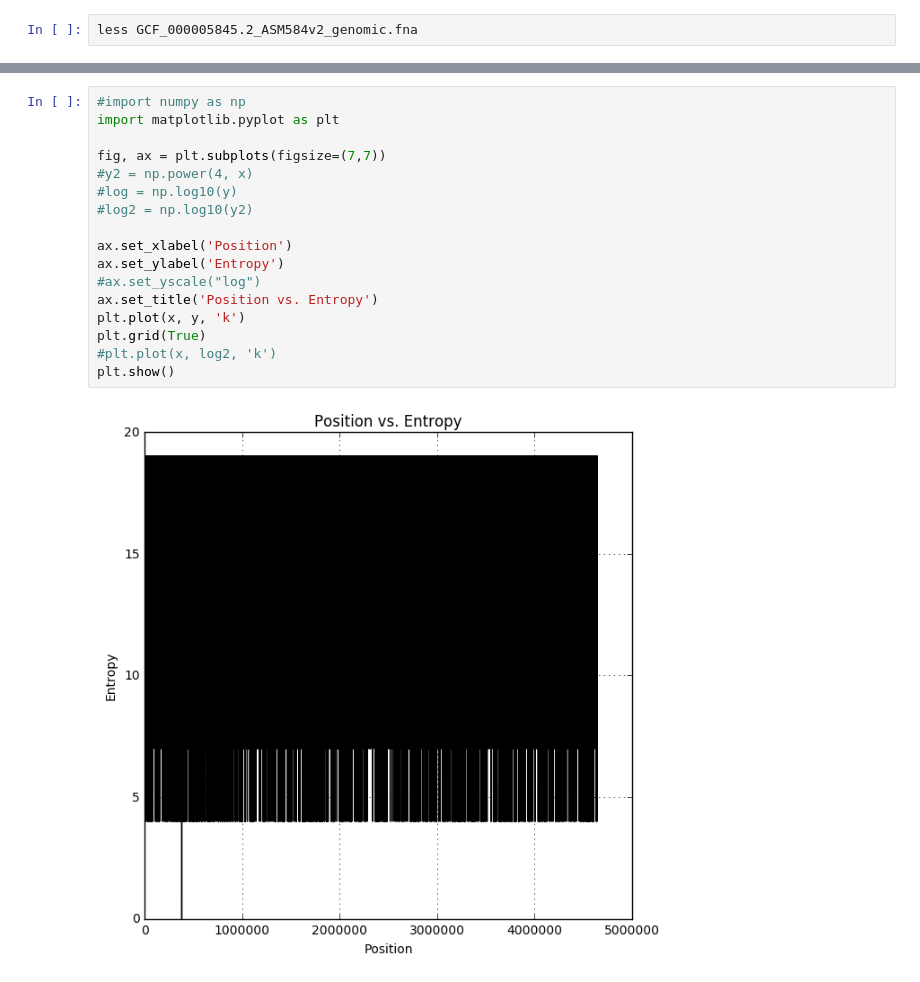
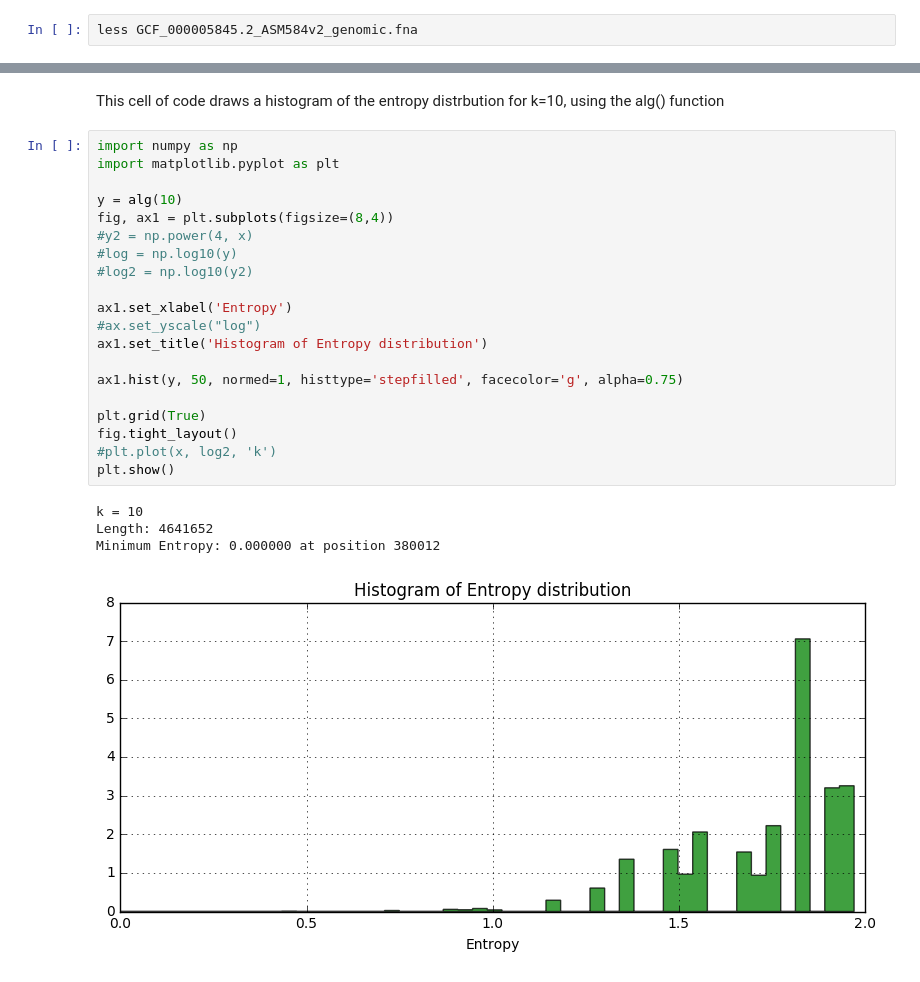
Before and after one commit to gfeng2001/MethylationEntropyAnalysis, a Jupyter notebook: K-mer Entropy.ipynb, the cells around one changed output, grey strips where cells are left out. Saved outputs shown, nothing was run; the diff lists cells and outputs as text.

Commit message:
Finished Entropy Graphs

```diff
--- a/K-mer Entropy.ipynb
+++ b/K-mer Entropy.ipynb
@@ -88,19 +269,27 @@ This cell of code draws the graph using the data from the previous cell
+# %% [markdown]
+This cell of code draws a histogram of the entropy distrbution for k=10, using the alg() function
 # %%
-#import numpy as np
+import numpy as np
 import matplotlib.pyplot as plt
 
-fig, ax = plt.subplots(figsize=(7,7))
+y = alg(10)
+fig, ax1 = plt.subplots(figsize=(8,4))
 #y2 = np.power(4, x)
 #log = np.log10(y)
 #log2 = np.log10(y2)
 
-ax.set_xlabel('Position')
-ax.set_ylabel('Entropy')
+ax1.set_xlabel('Entropy')
 #ax.set_yscale("log")
-ax.set_title('Position vs. Entropy')
-plt.plot(x, y, 'k')
+ax1.set_title('Histogram of Entropy distribution')
+
+ax1.hist(y, 50, normed=1, histtype='stepfilled', facecolor='g', alpha=0.75)
+
 plt.grid(True)
+fig.tight_layout()
 #plt.plot(x, log2, 'k')
 plt.show()
 # %% [output]
+k = 10
+Length: 4641652
+Minimum Entropy: 0.000000 at position 380012
-[figure, old version]
+[figure, new version]
```
Also changed, not shown: parts of 7 cells of this notebook.
